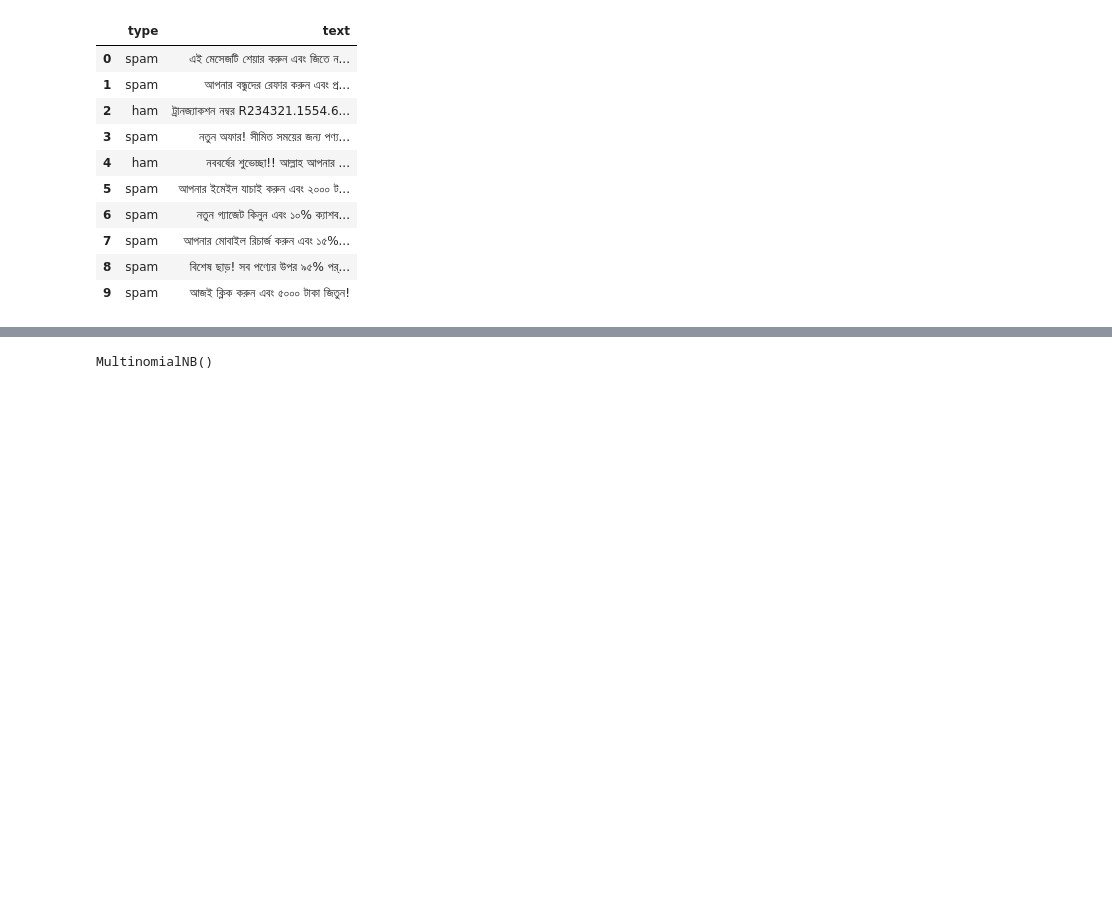
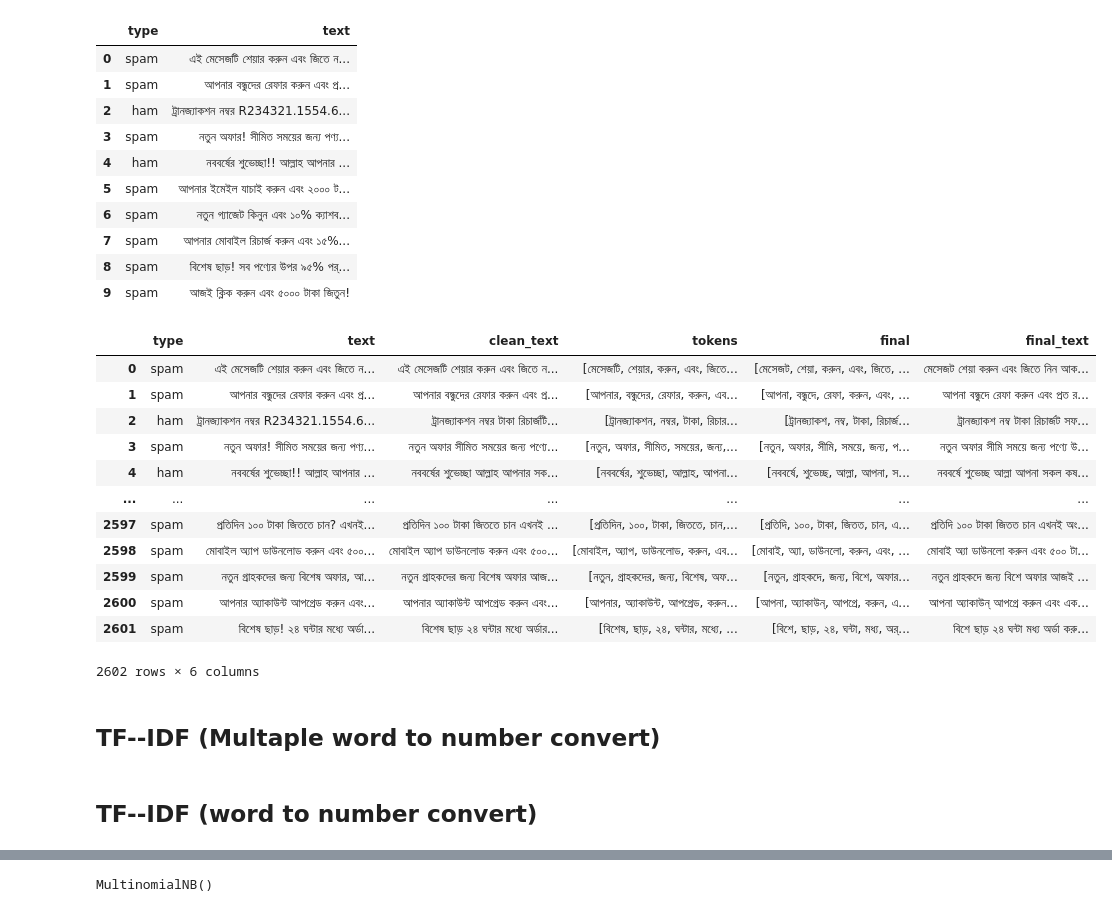
Before and after one commit to MdShajalalsojib/Machine-Learning-Lab, a Jupyter notebook: Lab_Report_02.ipynb, the cells around one changed output, grey strips where cells are left out. Cells and saved outputs as stored; diff of their text form; code cells hidden in the pictures; blank space fills up the shorter version.

```diff
--- a/Lab_Report_02.ipynb
+++ b/Lab_Report_02.ipynb
@@ -48,11 +48,31 @@ def stemming(words):
 so['final'] = so['tokens'].apply(stemming)
 
 so['final_text'] = so['final'].apply(lambda x: " ".join(x))
+# %%
+so
+# %% [output]
+|  | type | text | clean_text | tokens | final | final_text |
+| 0 | spam | এই মেসেজটি শেয়ার করুন এবং জিতে ন... | এই মেসেজটি শেয়ার করুন এবং জিতে ন... | [মেসেজটি, শেয়ার, করুন, এবং, জিতে... | [মেসেজট, শেয়া, করুন, এবং, জিতে, ... | মেসেজট শেয়া করুন এবং জিতে নিন আক... |
+| 1 | spam | আপনার বন্ধুদের রেফার করুন এবং প্র... | আপনার বন্ধুদের রেফার করুন এবং প্র... | [আপনার, বন্ধুদের, রেফার, করুন, এব... | [আপনা, বন্ধুদে, রেফা, করুন, এবং, ... | আপনা বন্ধুদে রেফা করুন এবং প্রত র... |
+| 2 | ham | ট্রানজ্যাকশন নম্বর R234321.1554.6... | ট্রানজ্যাকশন নম্বর টাকা রিচার্জটি... | [ট্রানজ্যাকশন, নম্বর, টাকা, রিচার... | [ট্রানজ্যাকশ, নম্ব, টাকা, রিচার্জ... | ট্রানজ্যাকশ নম্ব টাকা রিচার্জট সফ... |
+| 3 | spam | নতুন অফার! সীমিত সময়ের জন্য পণ্য... | নতুন অফার সীমিত সময়ের জন্য পণ্যে... | [নতুন, অফার, সীমিত, সময়ের, জন্য,... | [নতুন, অফার, সীমি, সময়ে, জন্য, প... | নতুন অফার সীমি সময়ে জন্য পণ্যে উ... |
+| 4 | ham | নববর্ষের শুভেচ্ছা!! আল্লাহ আপনার ... | নববর্ষের শুভেচ্ছা আল্লাহ আপনার সক... | [নববর্ষের, শুভেচ্ছা, আল্লাহ, আপনা... | [নববর্ষে, শুভেচ্ছ, আল্লা, আপনা, স... | নববর্ষে শুভেচ্ছ আল্লা আপনা সকল কষ... |
+| ... | ... | ... | ... | ... | ... | ... |
+| 2597 | spam | প্রতিদিন ১০০ টাকা জিততে চান? এখনই... | প্রতিদিন ১০০ টাকা জিততে চান এখনই ... | [প্রতিদিন, ১০০, টাকা, জিততে, চান,... | [প্রতিদি, ১০০, টাকা, জিতত, চান, এ... | প্রতিদি ১০০ টাকা জিতত চান এখনই অং... |
+| 2598 | spam | মোবাইল অ্যাপ ডাউনলোড করুন এবং ৫০০... | মোবাইল অ্যাপ ডাউনলোড করুন এবং ৫০০... | [মোবাইল, অ্যাপ, ডাউনলোড, করুন, এব... | [মোবাই, অ্যা, ডাউনলো, করুন, এবং, ... | মোবাই অ্যা ডাউনলো করুন এবং ৫০০ টা... |
+| 2599 | spam | নতুন গ্রাহকদের জন্য বিশেষ অফার, আ... | নতুন গ্রাহকদের জন্য বিশেষ অফার আজ... | [নতুন, গ্রাহকদের, জন্য, বিশেষ, অফ... | [নতুন, গ্রাহকদে, জন্য, বিশে, অফার... | নতুন গ্রাহকদে জন্য বিশে অফার আজই ... |
+| 2600 | spam | আপনার অ্যাকাউন্ট আপগ্রেড করুন এবং... | আপনার অ্যাকাউন্ট আপগ্রেড করুন এবং... | [আপনার, অ্যাকাউন্ট, আপগ্রেড, করুন... | [আপনা, অ্যাকাউন্, আপগ্রে, করুন, এ... | আপনা অ্যাকাউন্ আপগ্রে করুন এবং এক... |
+| 2601 | spam | বিশেষ ছাড়! ২৪ ঘন্টার মধ্যে অর্ডা... | বিশেষ ছাড় ২৪ ঘন্টার মধ্যে অর্ডার... | [বিশেষ, ছাড়, ২৪, ঘন্টার, মধ্যে, ... | [বিশে, ছাড়, ২৪, ঘন্টা, মধ্য, অর্... | বিশে ছাড় ২৪ ঘন্টা মধ্য অর্ডা করু... |
+2602 rows × 6 columns
+# %% [markdown]
+## TF--IDF (Multaple word to number convert)
 # %%
 from sklearn.feature_extraction.text import TfidfVectorizer
 
 tfidf = TfidfVectorizer()
 X = tfidf.fit_transform(so['final_text'])
+# %% [markdown]
+## TF--IDF (word to number convert)
 # %%
 from sklearn.preprocessing import LabelEncoder
 
```
Also changed, not shown: parts of 5 cells of this notebook.
